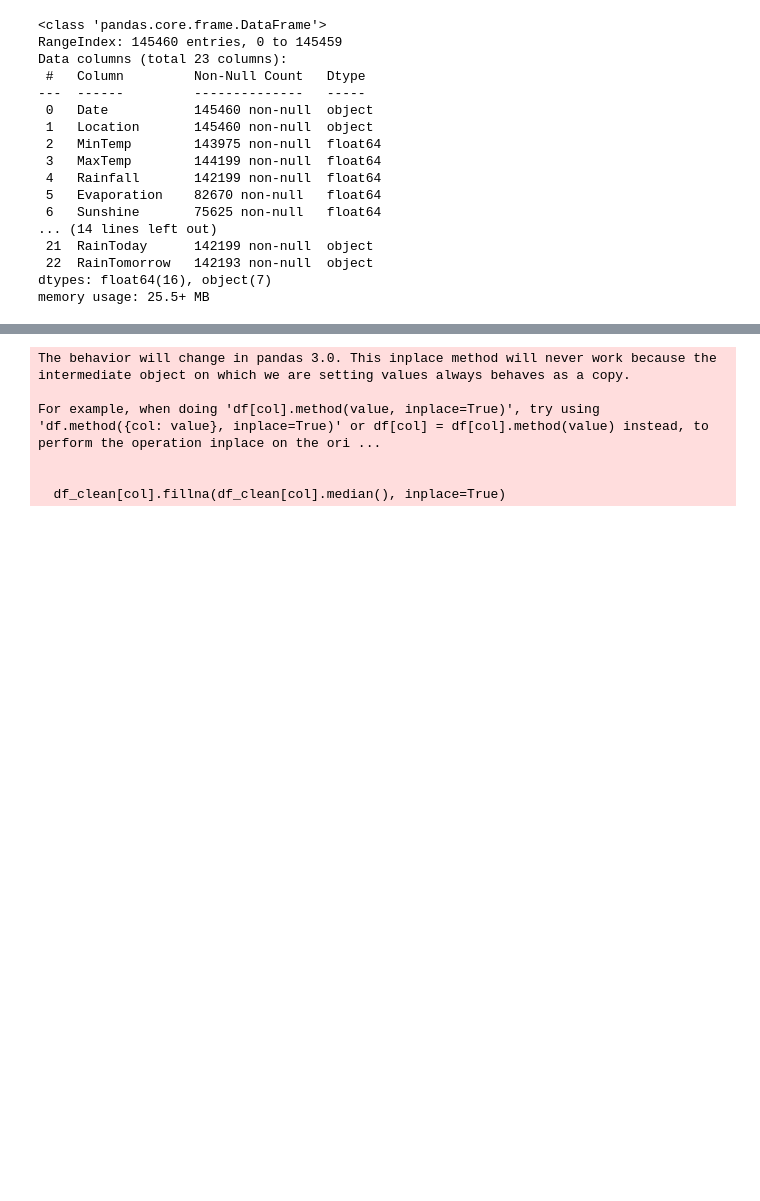
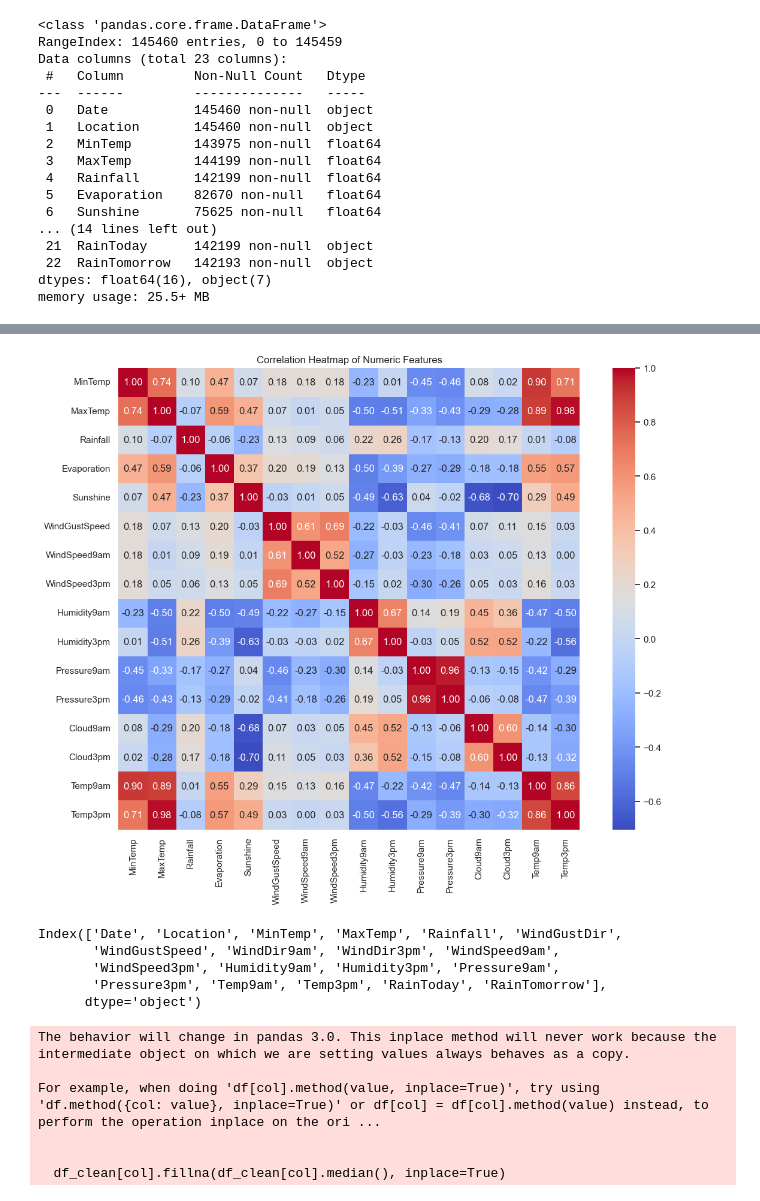
Before and after one commit to metropolisjenensis/Probabilistic-Machine-Learning_lecture-PROJECTS, a Jupyter notebook: projects/09-1AKXXXX_rain_tomorrow_prediction/notebooks/class_prediction.ipynb, the cells around one changed output, grey strips where cells are left out. Cells and saved outputs as stored; diff of their text form; code cells hidden in the pictures; blank space fills up the shorter version.

```diff
--- a/projects/09-1AKXXXX_rain_tomorrow_prediction/notebooks/class_prediction.ipynb
+++ b/projects/09-1AKXXXX_rain_tomorrow_prediction/notebooks/class_prediction.ipynb
@@ -44,7 +91,24 @@ Name: Sunshine, dtype: float64
+# %%
+plt.figure(figsize=(14, 10))
+numeric_df = df.select_dtypes(include=['float64'])
+corr = numeric_df.corr()
+sns.heatmap(corr, annot=True, fmt=".2f", cmap="coolwarm", square=True)
+plt.title("Correlation Heatmap of Numeric Features")
+plt.show()
+# %% [output]
+[figure, added]
 # %%
 # Drop columns with too many missing values
 threshold = 0.3  # 30% missing allowed
 df_clean = df.loc[:, df.isnull().mean() < threshold]
+# %%
+df_clean.columns
+# %% [output]
+Index(['Date', 'Location', 'MinTemp', 'MaxTemp', 'Rainfall', 'WindGustDir',
+       'WindGustSpeed', 'WindDir9am', 'WindDir3pm', 'WindSpeed9am',
+       'WindSpeed3pm', 'Humidity9am', 'Humidity3pm', 'Pressure9am',
+       'Pressure3pm', 'Temp9am', 'Temp3pm', 'RainToday', 'RainTomorrow'],
+      dtype='object')
 # %%
 # Drop rows with missing target
 df_clean = df_clean.dropna(subset=["RainTomorrow"])
```
Also changed, not shown: parts of 17 cells of this notebook, 15 other files.
